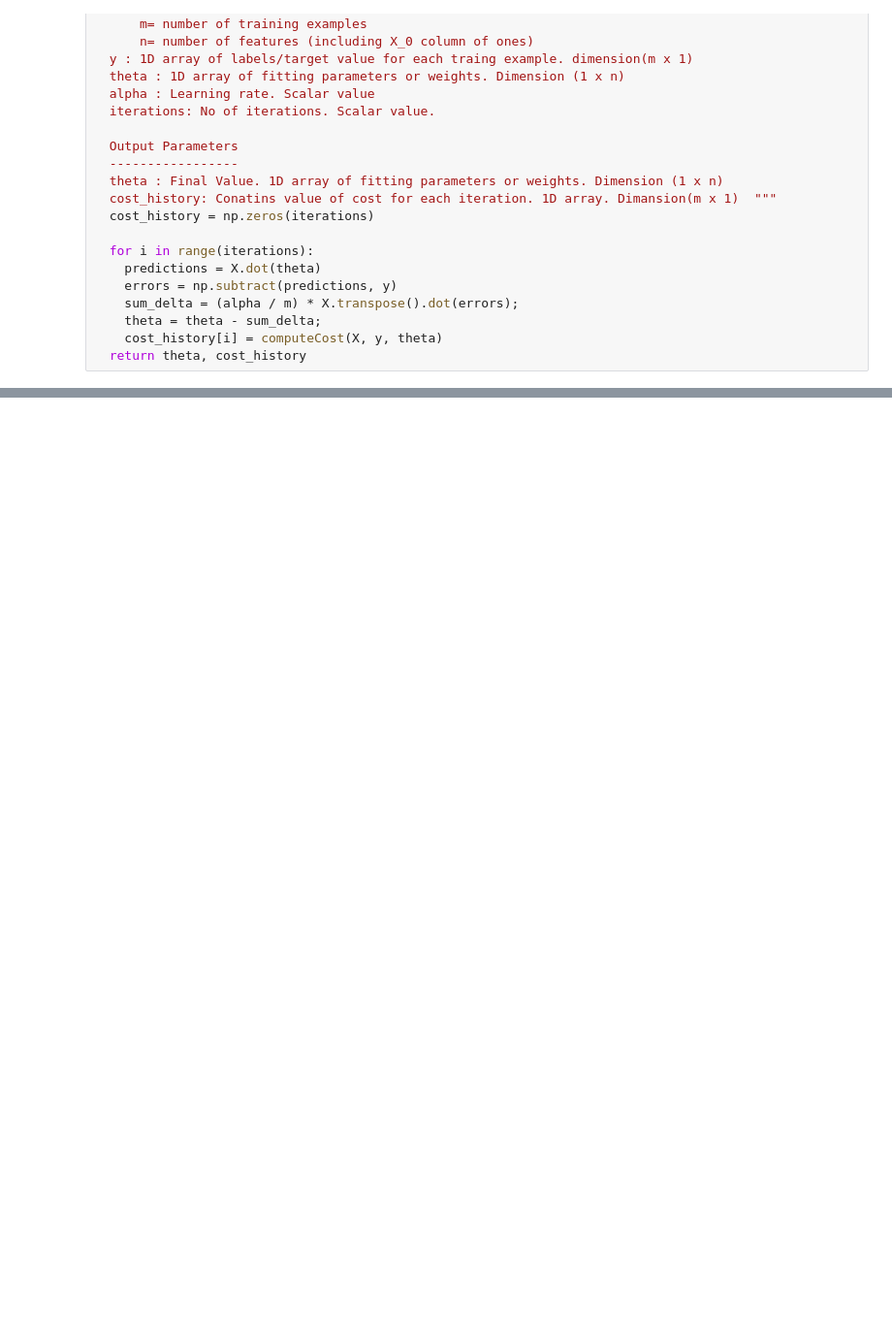
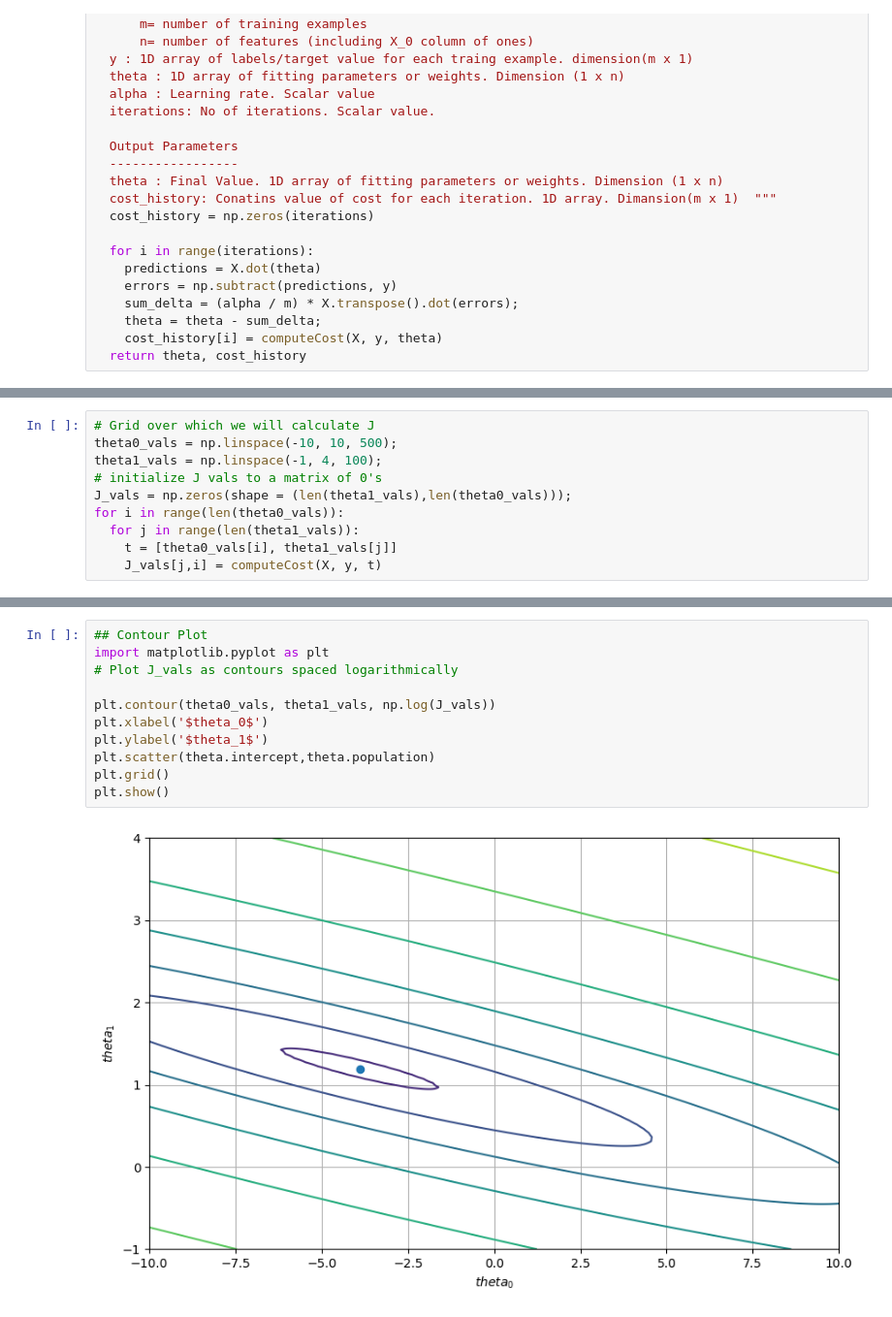
Before and after one commit to Farah-Deeba-UNCC/Introduction-to-ML, a Jupyter notebook: Notebooks/9-LinearRegression.ipynb, the cells around one changed output, grey strips where cells are left out. Shown: that part at 97% size. Drawn from its saved outputs; the diff is of its cells as text; blank space fills up the shorter version.

```diff
--- a/Notebooks/9-LinearRegression.ipynb
+++ b/Notebooks/9-LinearRegression.ipynb
@@ -151,0 +182,10 @@ plt.title('Convergence of gradient descent')
+# %%
+# Grid over which we will calculate J
+theta0_vals = np.linspace(-10, 10, 500);
+theta1_vals = np.linspace(-1, 4, 100);
+# initialize J vals to a matrix of 0's
+J_vals = np.zeros(shape = (len(theta1_vals),len(theta0_vals)));
+for i in range(len(theta0_vals)):
+  for j in range(len(theta1_vals)):
+    t = [theta0_vals[i], theta1_vals[j]]
+    J_vals[j,i] = computeCost(X, y, t)
@@ -151,0 +208,13 @@ plt.title('Convergence of gradient descent')
+# %%
+## Contour Plot
+import matplotlib.pyplot as plt
+# Plot J_vals as contours spaced logarithmically
+
+plt.contour(theta0_vals, theta1_vals, np.log(J_vals))
+plt.xlabel('$theta_0$')
+plt.ylabel('$theta_1$')
+plt.scatter(theta.intercept,theta.population)
+plt.grid()
+plt.show()
+# %% [output]
+[figure, added]
```
Also changed, not shown: parts of 12 cells of this notebook.
